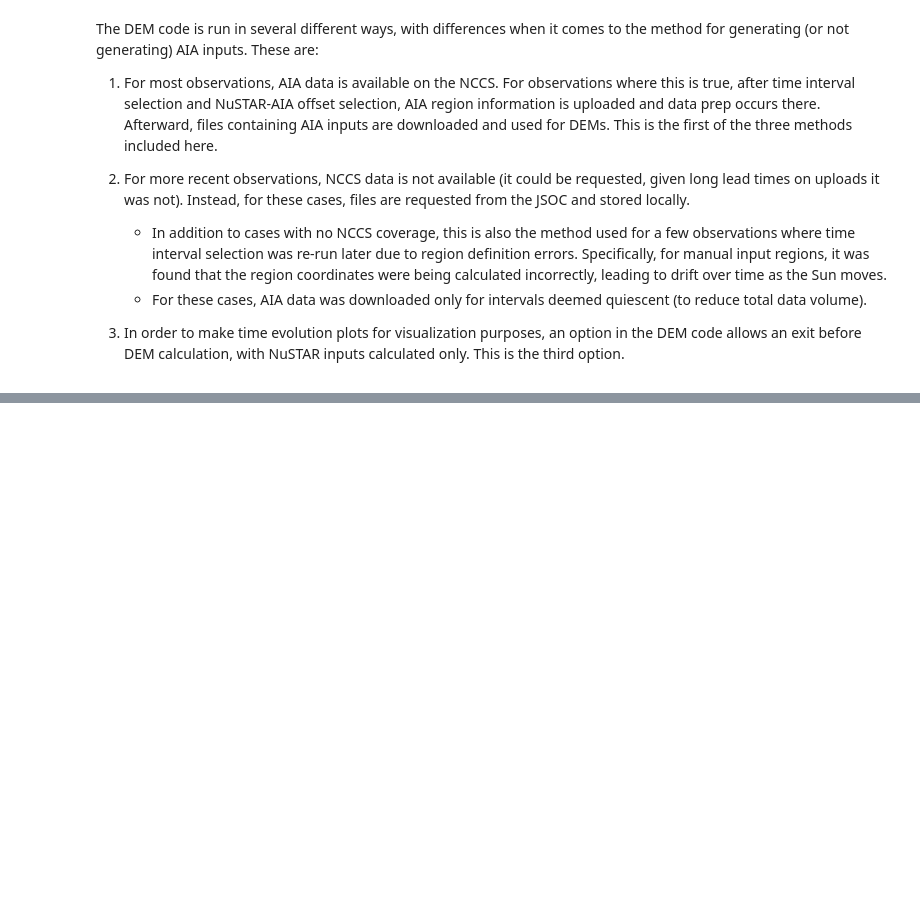
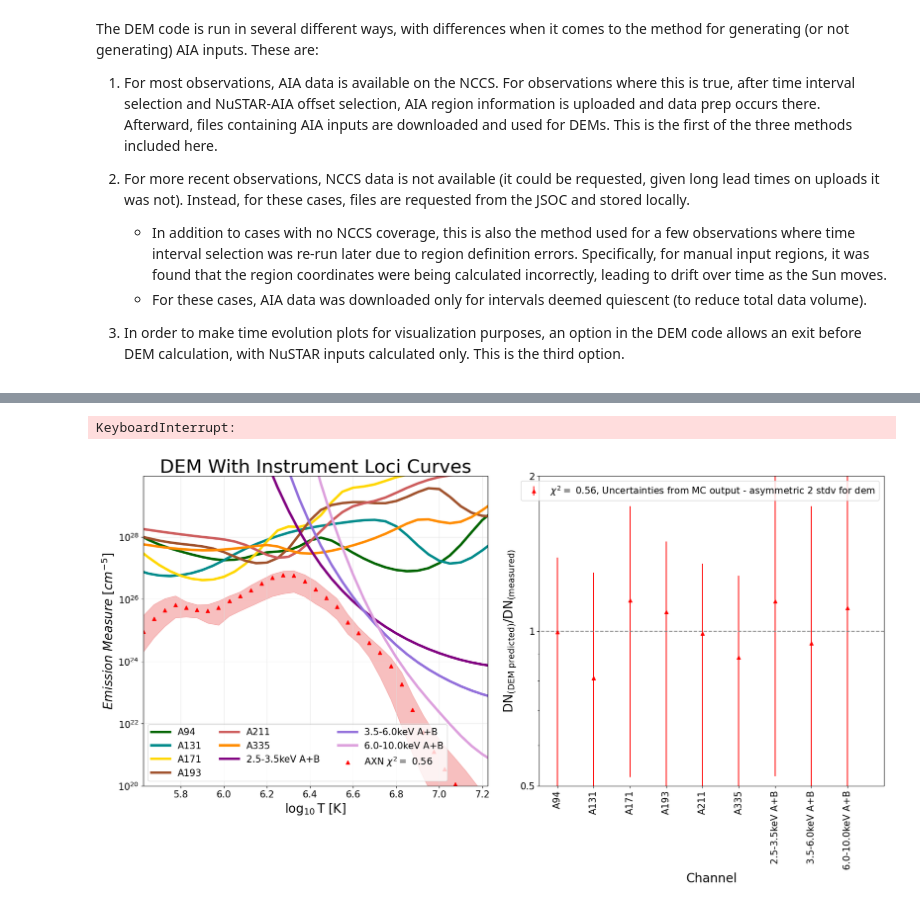
Before and after one commit to jessiemcd/do-dem, a Jupyter notebook: run_dodem_three_ways.ipynb, the cells around one changed output, grey strips where cells are left out. Drawn from its saved outputs; the diff is of its cells as text; code cells hidden in the pictures; blank space fills up the shorter version.

```diff
--- a/run_dodem_three_ways.ipynb
+++ b/run_dodem_three_ways.ipynb
@@ -55,0 +134,73 @@ data.keys()
+# %%
+#AIA from saved NCCS inputs
+
+#key='20-jul-21'
+
+#NCCS AIA cases (non-ghost)
+keys=[#'22-apr-16_2',
+    '29-may-18_1',
+    #'09-sep-18', '10-sep-18',
+    '12-apr-19', '13-apr-19',
+    '29-jan-20',
+    #'06-jun-20', '07-jun-20', '08-jun-20', '09-jun-20',
+    #'08-jan-21', '20-jan-21',
+     '29-apr-21']#,
+    #'03-may-21_1']
+
+keys=['20-jan-21']
+
+importlib.reload(ana)
+
+for key in keys:
+    print(key)
+    #Need to point to the NCCS inputs (if this has not yet been done). Using an old file to update the current megadict.
+    update_prepped_aia(key, currentfile=file,
+                      updatefile='/Users/jmdunca2/do-dem/reference_files/all_targets.pickle')
+
+    # with open(file, 'rb') as f:
+    #     data = pickle.load(f)
+
+    # ARDict = data[key]
+    # #print(ARDict.keys())
+
+
+    # prqti2 = ARDict['per_region_quiet_time_intervals']
+
+
+
+    ana.do_key_dem(key, file,
+                   quiet_only=False,
+                   mc_rounds=1000,
+                   asym_stdv_uncert=True,
+                   plot_xrt=False, plot_aia=False,
+                   use_prior_prep=True,
+                   use_prepped_aia=True,
+                   high_temp_analysis=False, rscl=True,
+                   do_no_xrt_version=True,
+                   do_onlyaia_version=False,
+                   do_aiaxrt_version=False)
+
+    ana.do_key_dem(key, file,
+                   quiet_only=False,
+                   mc_rounds=1000,
+                   asym_stdv_uncert=True,
+                   plot_xrt=False, plot_aia=False,
+                   use_prior_prep=True,
+                   use_prepped_aia=True,
+                   high_temp_analysis=False, rscl=True,
+                   do_no_xrt_version=False,
+                   do_onlyaia_version=True,
+                   do_aiaxrt_version=False)
+
+    ana.do_key_dem(key, file,
+                   quiet_only=False,
+                   mc_rounds=1000,
+                   asym_stdv_uncert=True,
+                   plot_xrt=False, plot_aia=False,
+                   use_prior_prep=True,
+                   use_prepped_aia=True,
+                   high_temp_analysis=False, rscl=True,
+                   do_no_xrt_version=False,
+                   do_onlyaia_version=False,
+                   do_aiaxrt_version=True)
+# %% [output]
@@ -55,0 +224,2 @@ data.keys()
+KeyboardInterrupt:
+[figure, added]
```
Also changed, not shown: parts of 11 cells of this notebook, 2 other files.
